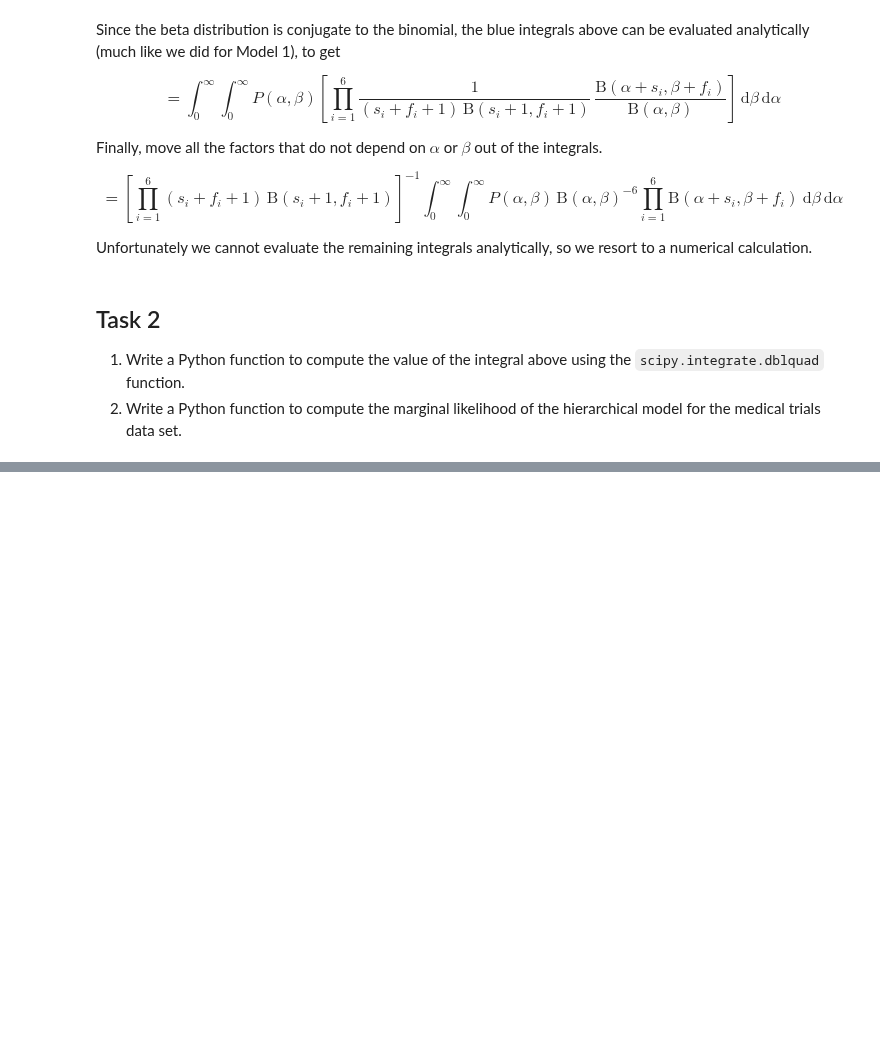
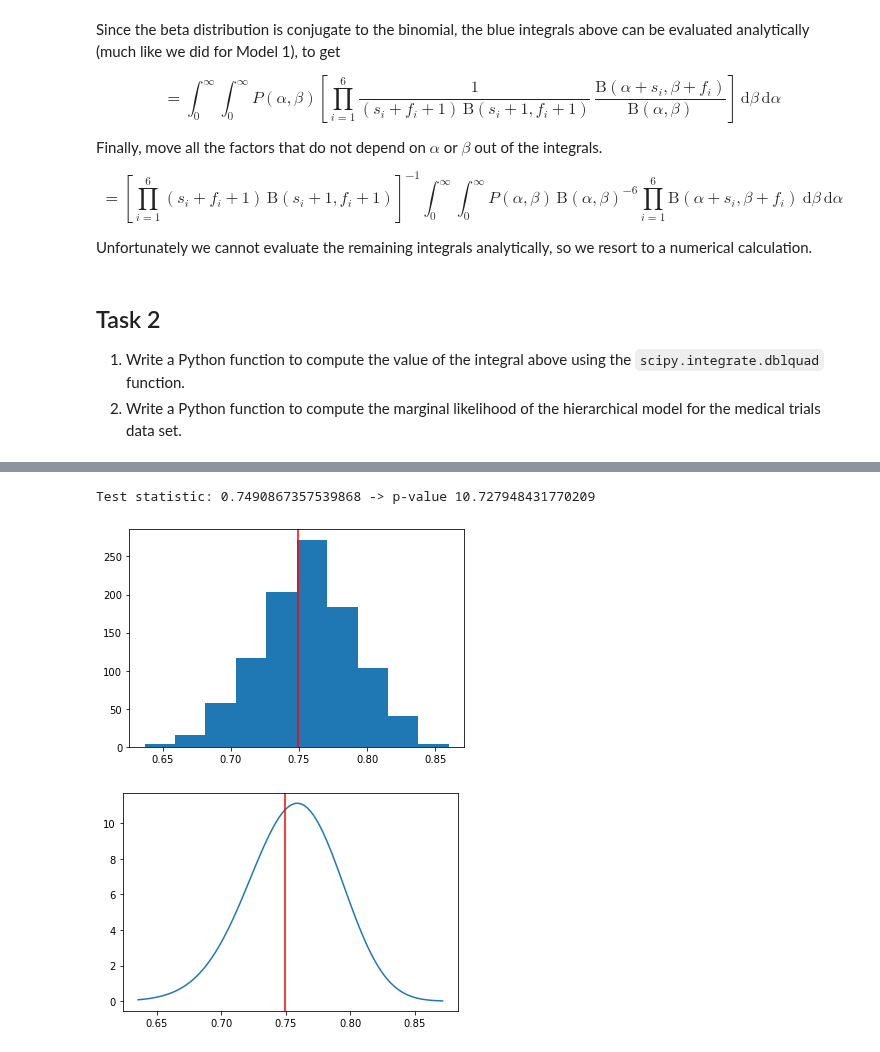
Before and after one commit to Inventrohyder/cs146, a Jupyter notebook: Assignments/assignment-4/notebook.ipynb, the cells around one changed output, grey strips where cells are left out. Drawn from its saved outputs; the diff is of its cells as text; code cells hidden in the pictures; blank space fills up the shorter version.

Commit message:
✨ feat: generate test statistic plots

```diff
--- a/Assignments/assignment-4/notebook.ipynb
+++ b/Assignments/assignment-4/notebook.ipynb
@@ -169,0 +204,13 @@ Unfortunately we cannot evaluate the remaining integrals analytically, so we res
+# %%
+data_treatment = np.array([[20, 10, 13, 35, 22, 7], [3, 6, 3, 10, 9, 3]])
+data_control = np.array([[9, 11, 4, 21, 12, 0], [6, 7, 6, 18, 17, 10]])
+
+alpha0, beta0 = 1, 1
+
+print('Treatment marginal log-likelihood: ',log_beta_binomial_marginal_likelihood(alpha0, beta0, data_treatment))
+
+print('Control marginal log-likelihood: ',log_beta_binomial_marginal_likelihood(alpha0, beta0, data_control))
+
+print('Treatment marginal likelihood: ',np.exp(log_beta_binomial_marginal_likelihood(alpha0, beta0, data_treatment)))
+
+print('Control marginal likelihood: ',np.exp(log_beta_binomial_marginal_likelihood(alpha0, beta0, data_control)))
@@ -169,0 +231,27 @@ Unfortunately we cannot evaluate the remaining integrals analytically, so we res
+# %%
+def test(a: int, b: int, data: list, size: int = 1000):
+    model = beta(a, b)
+
+
+    t_statistic = np.mean(data[0]/(data[0] + data[1]))
+    print("Test statistic:", t_statistic, "-> p-value", model.pdf(t_statistic))
+
+    # Samples
+    r = model.rvs(size=size)
+    plt.axvline(t_statistic, color="red")
+    plt.hist(r)
+    plt.show()
+
+    lower_limit = model.ppf(0.001)
+    upper_limit = model.ppf(0.9999)
+
+    x = np.linspace(lower_limit, upper_limit, 100)
+    plt.plot(x, model.pdf(x))
+    plt.axvline(t_statistic, color="red")
+    plt.show()
+# %%
+test(108, 35, data_treatment)
+# %% [output]
+Test statistic: 0.7490867357539868 -> p-value 10.727948431770209
+[figure, added]
+[figure, added]
```
Also changed, not shown: parts of 13 cells of this notebook.
